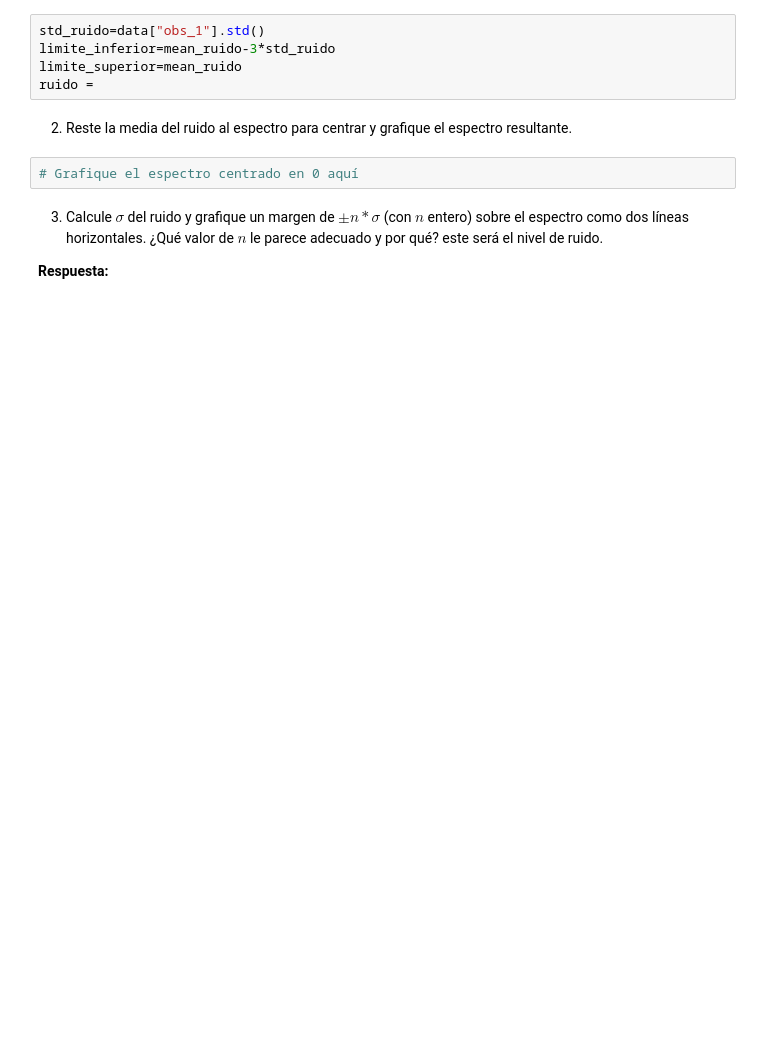
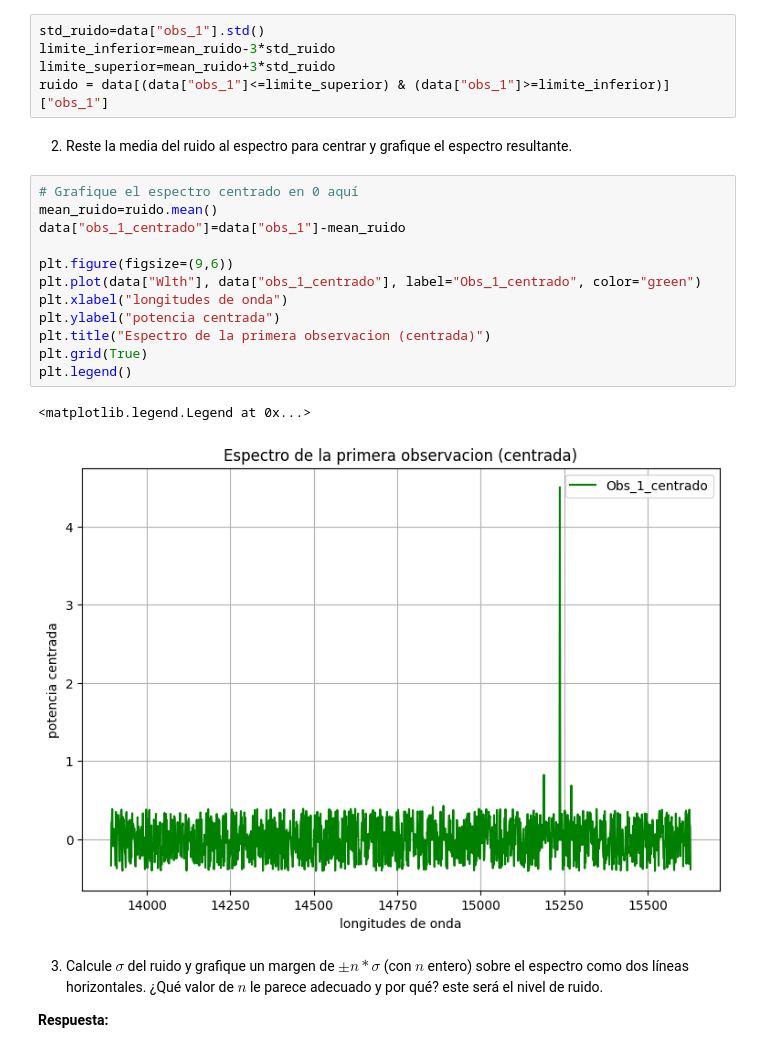
Before and after one commit to ASGN89/Tarea-2, a Jupyter notebook: Tarea2.ipynb, the cells around one changed output. Drawn from its saved outputs; the diff is of its cells as text; blank space fills up the shorter version.

```diff
--- a/Tarea2.ipynb
+++ b/Tarea2.ipynb
@@ -258,12 +258,25 @@ Note que este subconjunto corresponde a ruido principalmente.
 # %%
 std_ruido=data["obs_1"].std()
 limite_inferior=mean_ruido-3*std_ruido
-limite_superior=mean_ruido
-ruido =
+limite_superior=mean_ruido+3*std_ruido
+ruido = data[(data["obs_1"]<=limite_superior) & (data["obs_1"]>=limite_inferior)]["obs_1"]
 # %% [markdown]
 2. Reste la media del ruido al espectro para centrar y grafique el espectro resultante.
-# %%
-# Grafique el espectro centrado en 0 aquí
+# %%
+# Grafique el espectro centrado en 0 aquí
+mean_ruido=ruido.mean()
+data["obs_1_centrado"]=data["obs_1"]-mean_ruido
+
+plt.figure(figsize=(9,6))
+plt.plot(data["Wlth"], data["obs_1_centrado"], label="Obs_1_centrado", color="green")
+plt.xlabel("longitudes de onda")
+plt.ylabel("potencia centrada")
+plt.title("Espectro de la primera observacion (centrada)")
+plt.grid(True)
+plt.legend()
+# %% [output]
+<matplotlib.legend.Legend at 0x...>
+[figure, added]
 # %% [markdown]
 3. Calcule $\sigma$ del ruido y grafique un margen de $\pm n*\sigma$ (con $n$ entero) sobre el espectro como dos líneas horizontales. ¿Qué valor de $n$ le parece adecuado y por qué? este será el nivel de ruido.
 
```
Also changed, not shown: parts of 9 cells of this notebook.
